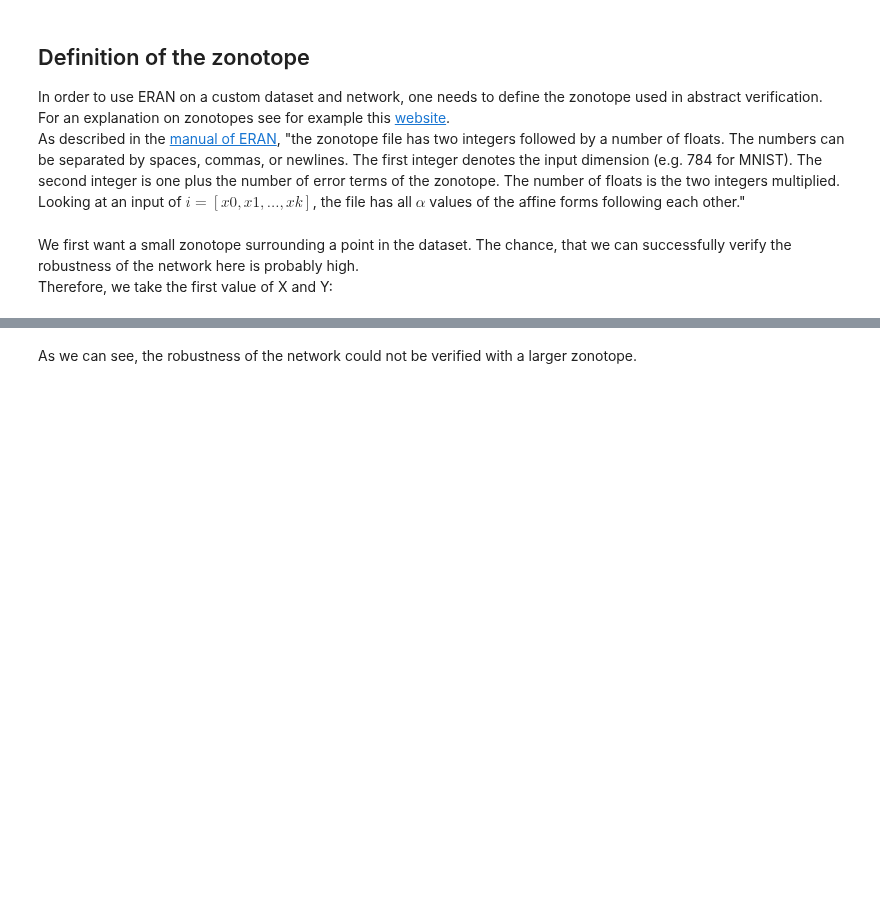
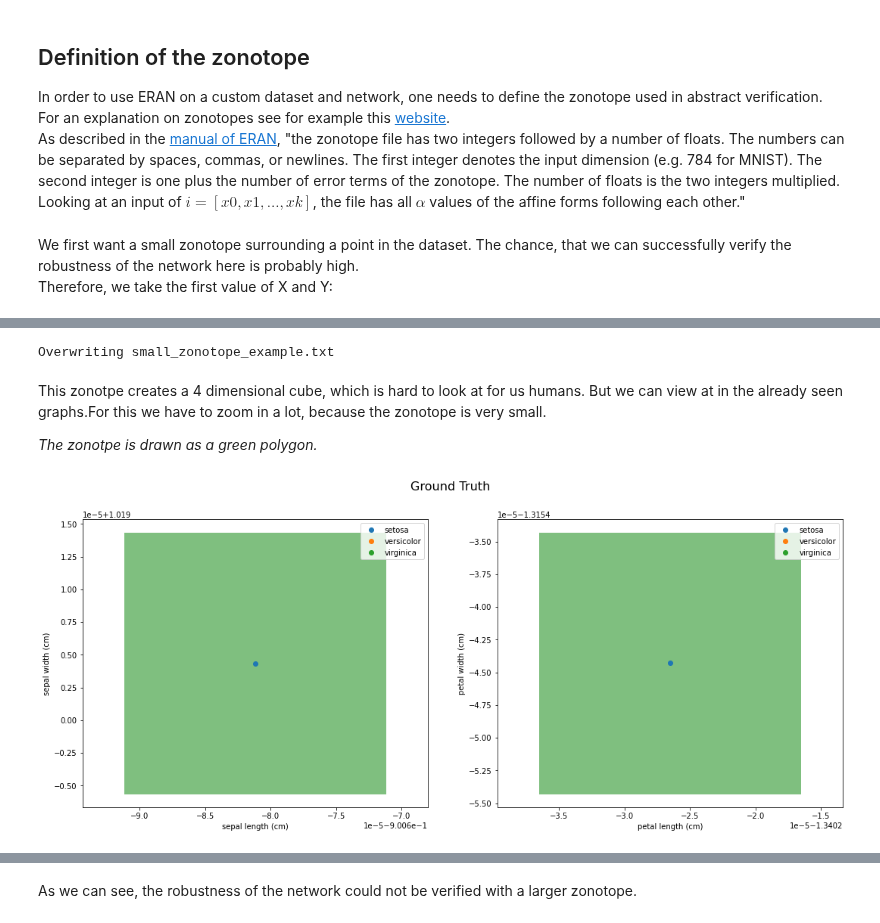
Before and after one commit to DDiekmann/Applied-Verification-Lab-Neural-Networks, a Jupyter notebook: Tutorials/Verification_by_abstraction_with_eran.ipynb, the cells around one changed output, grey strips where cells are left out. Saved outputs shown, nothing was run; the diff lists cells and outputs as text; code cells hidden in the pictures; blank space fills up the shorter version.

```diff
--- a/Tutorials/Verification_by_abstraction_with_eran.ipynb
+++ b/Tutorials/Verification_by_abstraction_with_eran.ipynb
@@ -199,3 +191,29 @@ Writing zonotype_example.txt
+# %%
+%%writefile small_zonotope_example.txt
+4
+3
+-0.90068117 0.00001 0.0 0.0 0.0
+1.01900435 0.0 0.00001 0.0 0.0
+-1.34022653 0.0 0.0 0.00001 0.0
+-1.3154443 0.0 0.0 0.0 0.00001
+# %% [output]
+Overwriting small_zonotope_example.txt
+# %% [markdown]
+This zonotpe creates a 4 dimensional cube, which is hard to look at for us humans. But we can view at in the already seen graphs.For this we have to zoom in a lot, because the zonotope is very small.
+
+*The zonotpe is drawn as a green polygon.*
+# %%
+fig, ax = plt.subplots(1, 2)
+fig.set_size_inches(18, 7)
+
+plots.show_plots(names, feature_names, X_scaled[:1], y[:1], title = 'Ground Truth', fig=fig, ax1= ax[0], ax2=ax[1])
+
+z = zono.from_file("small_zonotope_example.txt")
+z1, z2 = z.split()
+z1.visualize(shape = True, fig=fig, ax=ax[0])
+z2.visualize(shape = True, fig=fig, ax=ax[1])
+# %% [output]
+[figure, added]
 # %% [markdown]
 ## Abstract verification with ERAN
 Now we can run the verificator of ERAN on the model with use of the defined zonotope.
```
Also changed, not shown: parts of 60 cells of this notebook.
